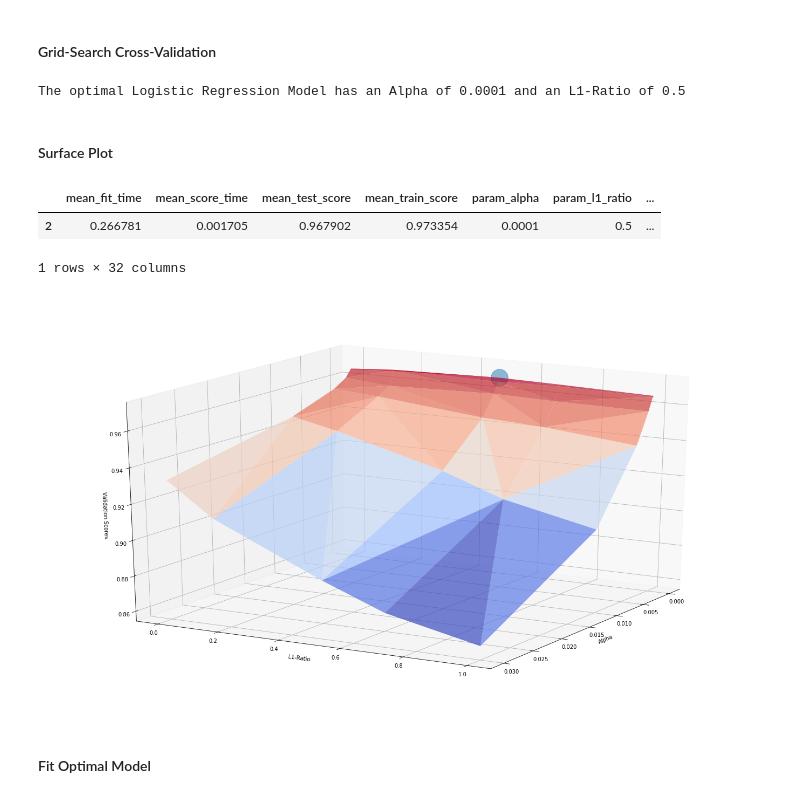
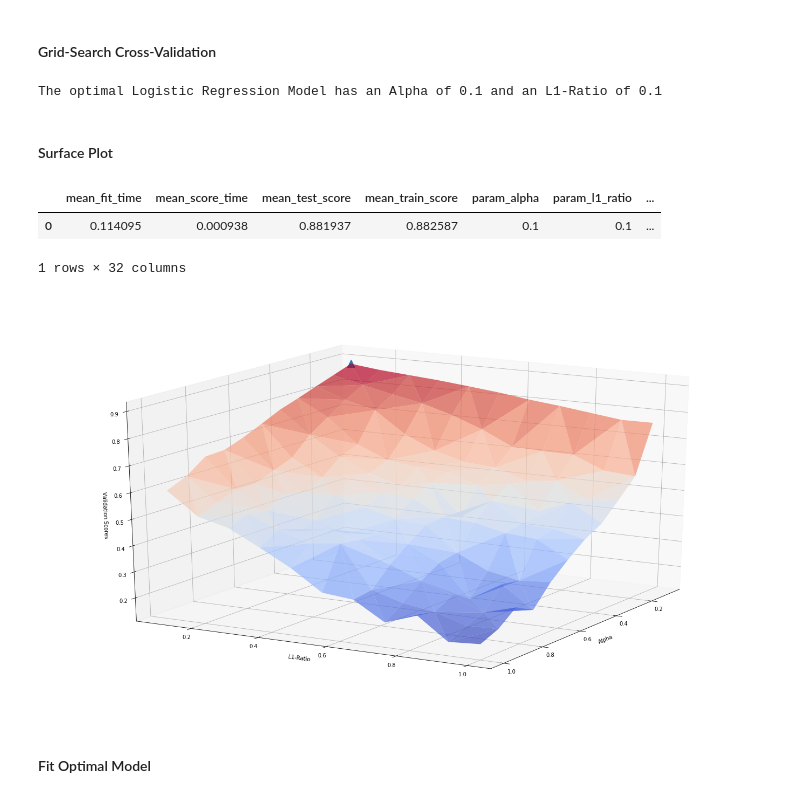
Before and after one commit to Ragyi/human_activity_recognition, a Jupyter notebook: human_activity_recognition.ipynb, the cells around one changed output. Saved outputs shown, nothing was run; the diff lists cells and outputs as text; code cells hidden in the pictures.

```diff
--- a/human_activity_recognition.ipynb
+++ b/human_activity_recognition.ipynb
@@ -330,8 +282,8 @@ Model F1 Score is: 0.587
 <h4>Setup Classifier</h4>
 # %%
 #Define ranges for pramaters
-alpha_range = np.float64(['1e-4','3e-4','1e-3','3e-3', '1e-2','3e-2'])
-l1_ratio = np.array([0,0.15,0.5,0.7,1])
+alpha_range = np.linspace(0.1,1,11)
+l1_ratio = np.linspace(0.1,1,11)
 log_param_grid = {
     'alpha': alpha_range,
     'l1_ratio': l1_ratio
@@ -340,8 +292,7 @@ log_param_grid = {
 log_class = SGDClassifier(penalty='elasticnet',
                           class_weight = 'balanced',
                           max_iter = 1000,
-                          tol = 1e-3,
-                          n_job = -1)
+                          tol = 1e-3)
 # %% [markdown]
 <h4>Grid-Search Cross-Validation</h4>
 # %%
@@ -349,7 +300,7 @@ log_class = SGDClassifier(penalty='elasticnet',
 log_cv = GridSearchCV(estimator = log_class,
                       param_grid =log_param_grid,
                       cv=cv_shuffle,
-                      scoring = f1,
+                      scoring = 'accuracy',
                       return_train_score = True)
 # %%
 log_cv_fit = log_cv.fit(Xtrain_pca,
@@ -358,7 +309,7 @@ log_cv_fit = log_cv.fit(Xtrain_pca,
 #print best parameters
 print ("The optimal Logistic Regression Model has an Alpha of {} and an L1-Ratio of {}".format(log_cv_fit.best_params_['alpha'], log_cv_fit.best_params_['l1_ratio']))
 # %% [output]
-The optimal Logistic Regression Model has an Alpha of 0.0001 and an L1-Ratio of 0.5
+The optimal Logistic Regression Model has an Alpha of 0.1 and an L1-Ratio of 0.1
 # %% [markdown]
 <h4>Surface Plot</h4>
 # %%
@@ -375,7 +326,7 @@ log_y = log_optimal_run['param_l1_ratio']
 log_optimal_run
 # %% [output]
 |  | mean_fit_time | mean_score_time | mean_test_score | mean_train_score | param_alpha | param_l1_ratio | ... |
-| 2 | 0.266781 | 0.001705 | 0.967902 | 0.973354 | 0.0001 | 0.5 | ... |
+| 0 | 0.114095 | 0.000938 | 0.881937 | 0.882587 | 0.1 | 0.1 | ... |
 1 rows × 32 columns
 # %%
 #Set X,Y,Z Coordinates
@@ -385,20 +336,20 @@ z_log = log_scores['mean_test_score'].values
 # %%
 #Plot 3D Surface plot
 fig = plt.figure()
 ax = Axes3D(fig)
 ax.plot_trisurf(list(x_log), list(y_log), list(z_log), cmap=cm.coolwarm, alpha=0.7)
 #Mark Optimal Paramters on Graph
-ax.scatter3D(log_x, log_y, log_z, s= 1000, marker = 'o', alpha = 0.5)
+ax.scatter3D(log_x, log_y, log_z, s= 200, marker = '^', alpha = 1)
 ax.set_xlabel('Alpha')
 ax.set_ylabel('L1-Ratio')
 ax.set_zlabel('Validation Scores')
 ax.dist=12
 fig = plt.gcf()
 fig.set_size_inches(18.5, 10.5, forward= True)
 ax.view_init(elev=20, azim=30)
 plt.show()
 # %% [output]
-[figure, old version]
+[figure, new version]
 # %% [markdown]
 <h4>Fit Optimal Model</h4>
 # %%
```
Also changed, not shown: parts of 17 cells of this notebook.
